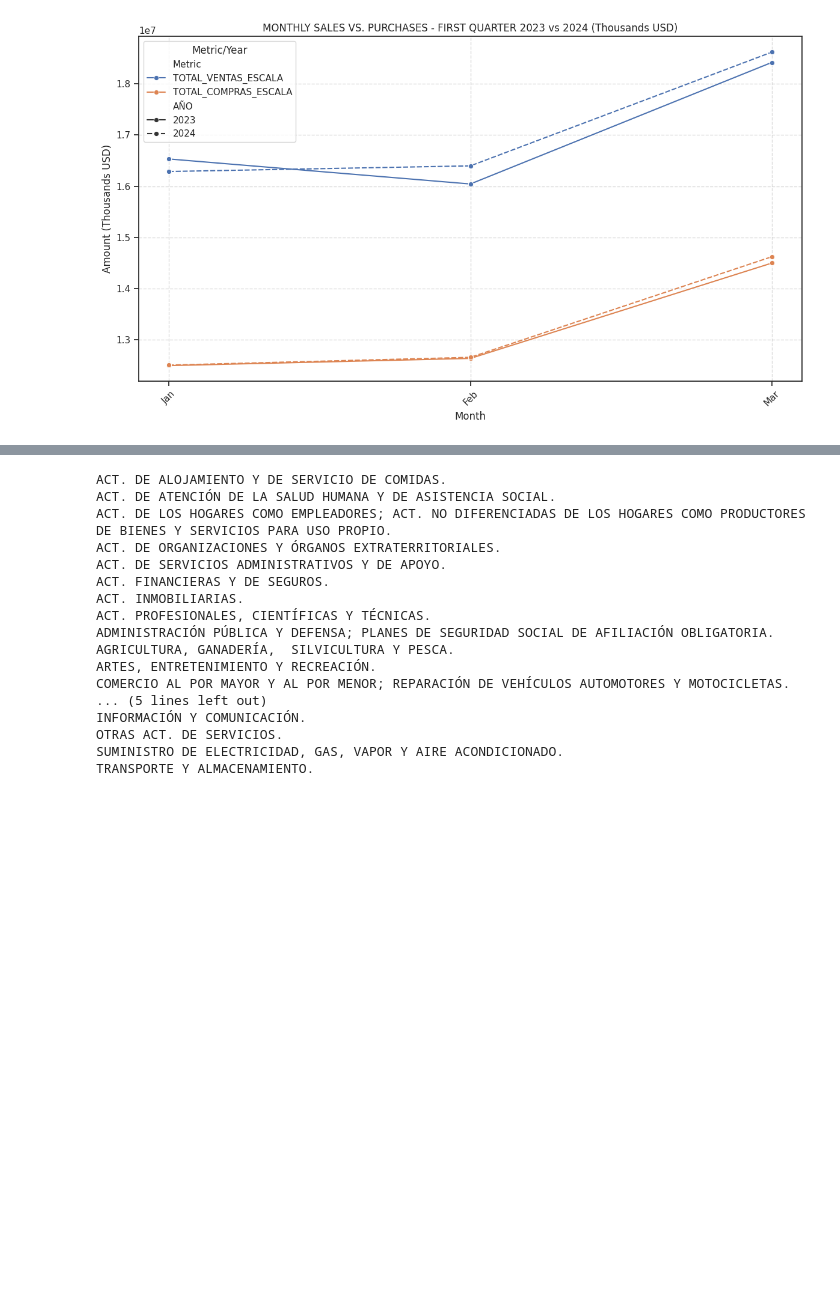
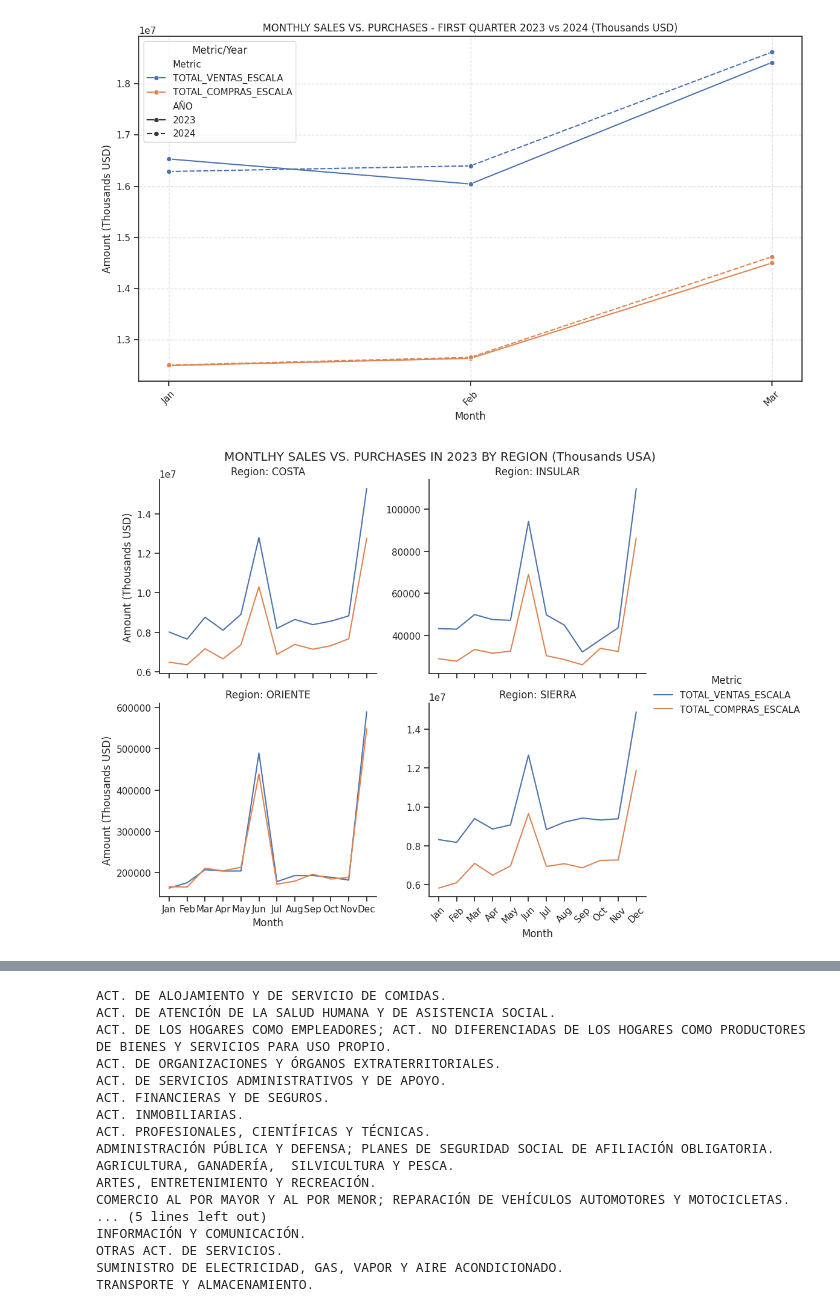
Before and after one commit to eluzuriaga83/data_science_bootcamp, a Jupyter notebook: SRI/Project_SRI.ipynb, the cells around one changed output, grey strips where cells are left out. Cells and saved outputs as stored; diff of their text form; code cells hidden in the pictures; blank space fills up the shorter version.

```diff
--- a/SRI/Project_SRI.ipynb
+++ b/SRI/Project_SRI.ipynb
@@ -349,3 +349,28 @@ plt.tight_layout()
 plt.show()
 # %% [output]
 [figure]
+# %%
+df_2023_regional = df_ec[df_ec['AÑO'] == 2023].groupby(['MES', 'region'])[['TOTAL_VENTAS_ESCALA', 'TOTAL_COMPRAS_ESCALA']].sum().reset_index()
+
+df_2023_regional['Month_Name'] = df_2023_regional['MES'].apply(lambda x: pd.to_datetime(str(x), format='%m').strftime('%b'))
+
+df_melted_2023_regional = df_2023_regional.melt(id_vars=['Month_Name', 'region'],
+                                                 value_vars=['TOTAL_VENTAS_ESCALA', 'TOTAL_COMPRAS_ESCALA'],
+                                                 var_name='Metric', value_name='Amount')
+
+
+g = sns.relplot(
+    data=df_melted_2023_regional,
+    x='Month_Name', y='Amount', hue='Metric', col='region', kind='line',
+    col_wrap=2, height=4, aspect=1.2, facet_kws={'sharey': False}
+)
+
+g.set_axis_labels('Month', 'Amount (Thousands USD)')
+g.set_titles('Region: {col_name}')
+plt.suptitle('MONTLHY SALES VS. PURCHASES IN 2023 BY REGION (Thousands USA)', y=1.01)
+
+plt.xticks(rotation=45)
+
+plt.show()
+# %% [output]
+[figure, added]
```
Also changed, not shown: parts of 2 cells of this notebook.
